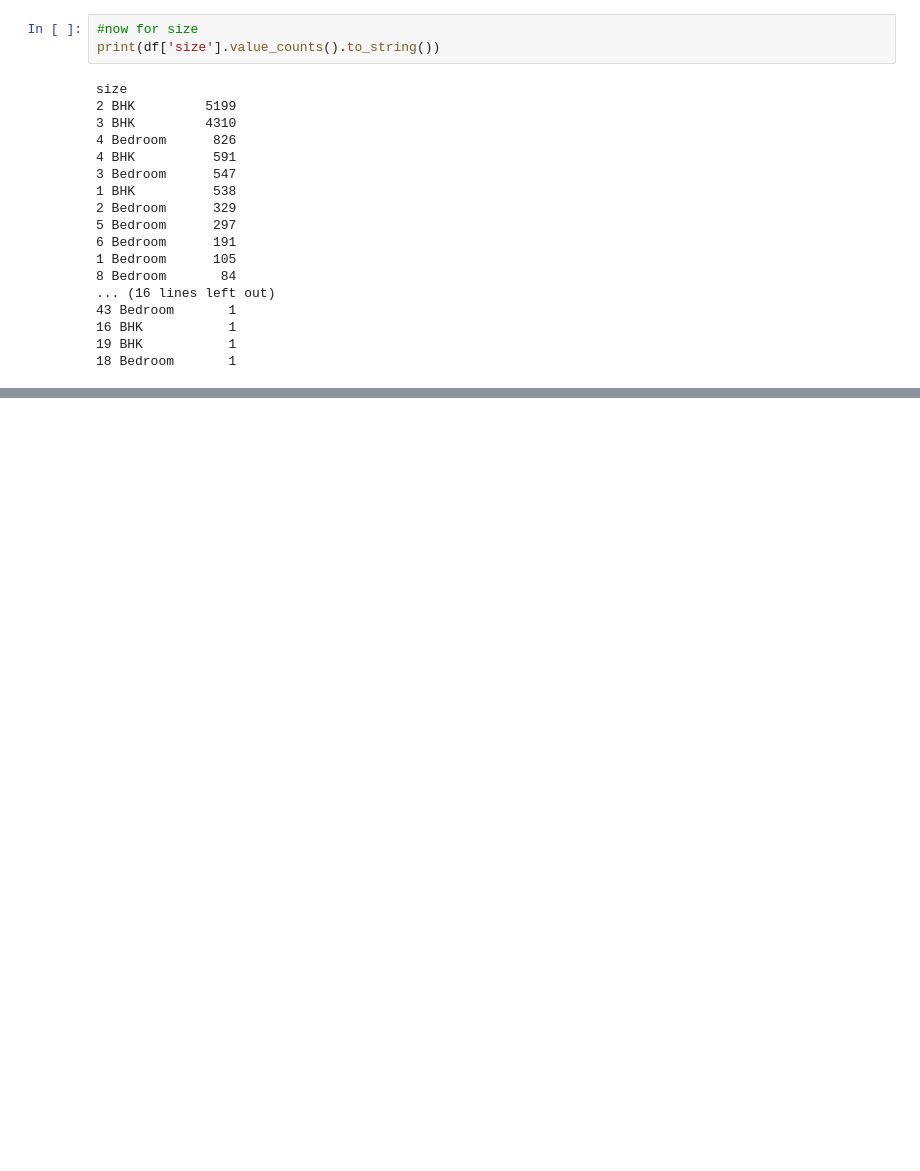
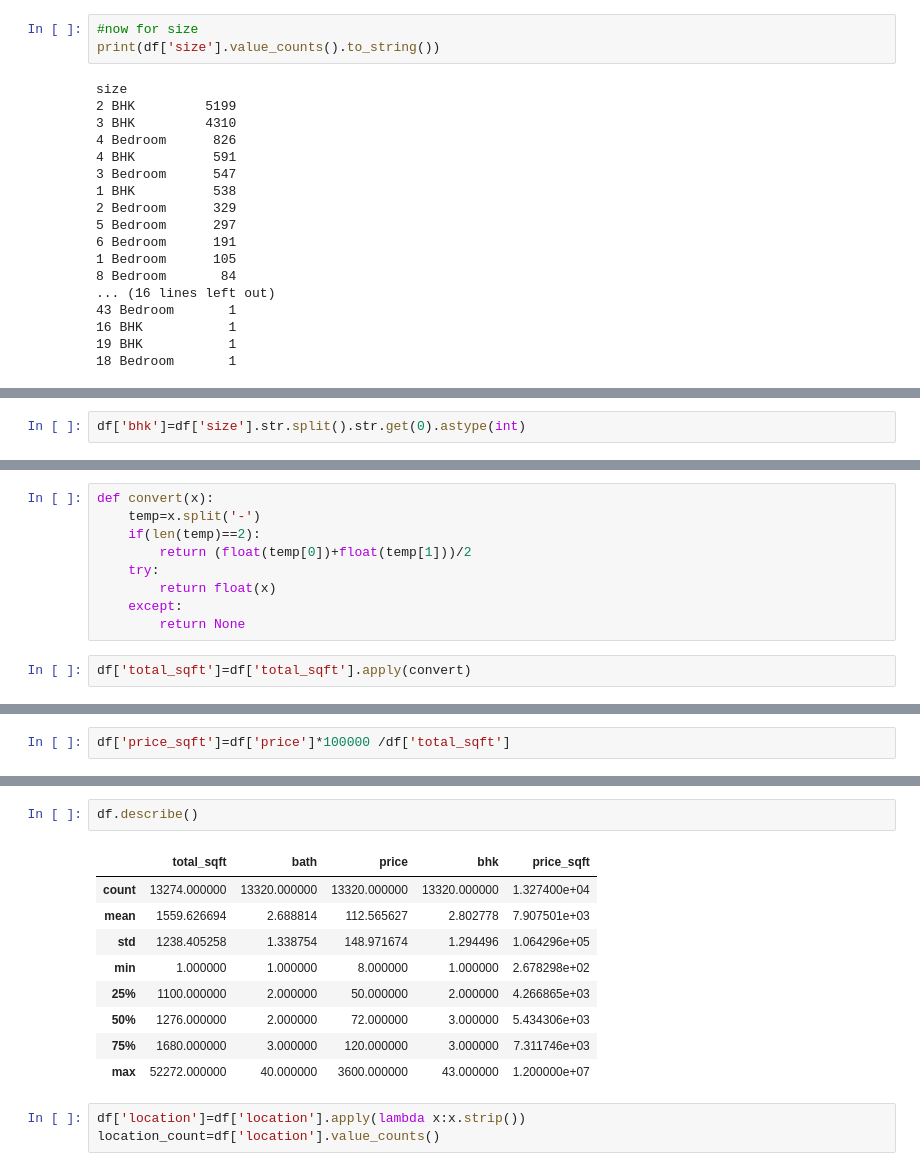
Before and after one commit to manu8274/1language-C, a Jupyter notebook: class/2nd_YR/4th_SEM/lec_4_AIML/project/st2_project/main.ipynb, the cells around one changed output, grey strips where cells are left out. Drawn from its saved outputs; the diff is of its cells as text; blank space fills up the shorter version.

```diff
--- a/class/2nd_YR/4th_SEM/lec_4_AIML/project/st2_project/main.ipynb
+++ b/class/2nd_YR/4th_SEM/lec_4_AIML/project/st2_project/main.ipynb
@@ -135,0 +156,2 @@ size
+# %%
+df['bhk']=df['size'].str.split().str.get(0).astype(int)
@@ -135,0 +168,11 @@ size
+# %%
+def convert(x):
+    temp=x.split('-')
+    if(len(temp)==2):
+        return (float(temp[0])+float(temp[1]))/2
+    try:
+        return float(x)
+    except:
+        return None
+# %%
+df['total_sqft']=df['total_sqft'].apply(convert)
@@ -135,0 +190,2 @@ size
+# %%
+df['price_sqft']=df['price']*100000 /df['total_sqft']
@@ -135,0 +207,15 @@ size
+# %%
+df.describe()
+# %% [output]
+|  | total_sqft | bath | price | bhk | price_sqft |
+| count | 13274.000000 | 13320.000000 | 13320.000000 | 13320.000000 | 1.327400e+04 |
+| mean | 1559.626694 | 2.688814 | 112.565627 | 2.802778 | 7.907501e+03 |
+| std | 1238.405258 | 1.338754 | 148.971674 | 1.294496 | 1.064296e+05 |
+| min | 1.000000 | 1.000000 | 8.000000 | 1.000000 | 2.678298e+02 |
+| 25% | 1100.000000 | 2.000000 | 50.000000 | 2.000000 | 4.266865e+03 |
+| 50% | 1276.000000 | 2.000000 | 72.000000 | 3.000000 | 5.434306e+03 |
+| 75% | 1680.000000 | 3.000000 | 120.000000 | 3.000000 | 7.311746e+03 |
+| max | 52272.000000 | 40.000000 | 3600.000000 | 43.000000 | 1.200000e+07 |
+# %%
+df['location']=df['location'].apply(lambda x:x.strip())
+location_count=df['location'].value_counts()
```
Also changed, not shown: parts of 24 cells of this notebook, 3 other files.
